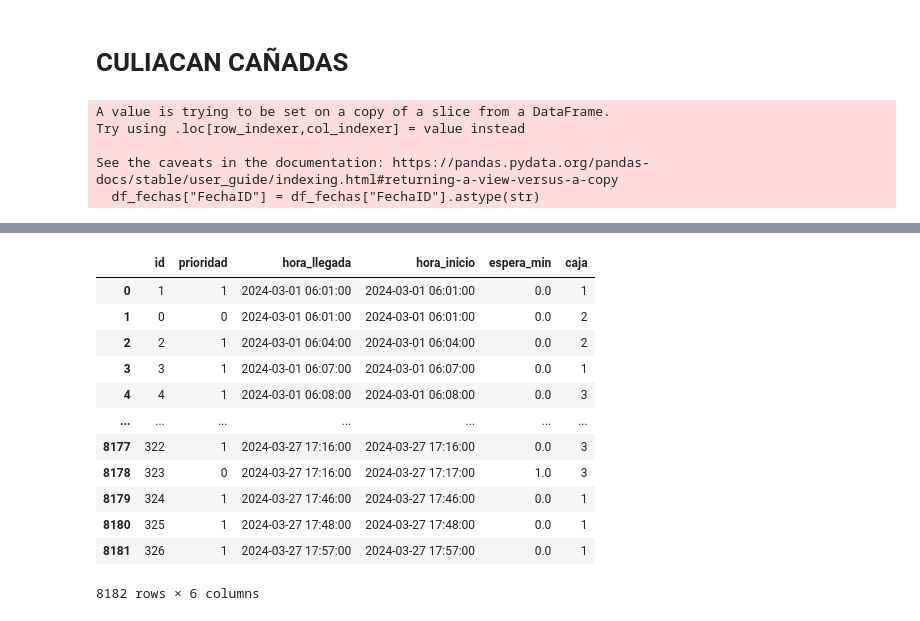
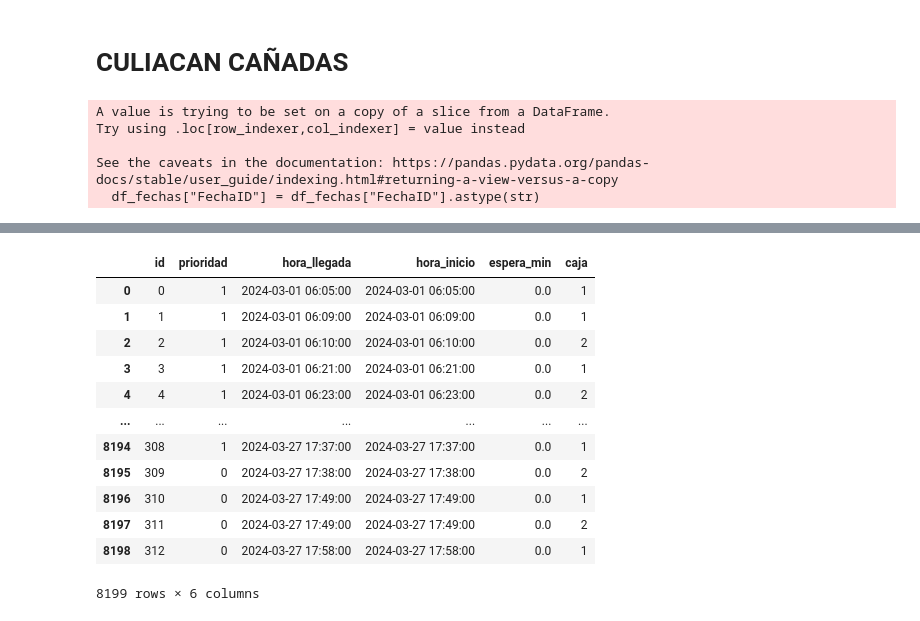
Before and after one commit to Aleevz/saludDignaProject, a Jupyter notebook: Sistema prioridad dinamica.ipynb, the cells around one changed output, grey strips where cells are left out. Cells and saved outputs as stored; diff of their text form; code cells hidden in the pictures.

```diff
--- a/Sistema prioridad dinamica.ipynb
+++ b/Sistema prioridad dinamica.ipynb
@@ -25,7 +25,7 @@ df.head()
 # %% [markdown]
 # Coyoacan
 # %%
-df_fechas = df[df["Sucursal"]=="COYOACAN"]
-df_fechas["FechaID"] = df_fechas["FechaID"].astype(str)
-fechas = df_fechas["FechaID"].apply(lambda x : x[:4]+"-"+x[4:6]+"-"+x[6:])
+df_fechas1 = df[df["Sucursal"]=="COYOACAN"]
+df_fechas1["FechaID"] = df_fechas1["FechaID"].astype(str)
+fechas = df_fechas1["FechaID"].apply(lambda x : x[:4]+"-"+x[4:6]+"-"+x[6:])
 fechas=list(fechas.unique())
@@ -34,7 +40,7 @@ simulacion_llegadas = []
 simulacion_atencion = []
 for i in fechas:
     df_sim = simulacion_pacientes("COYOACAN", df,i)
-    df_te = simular_atencion(df_sim, cajas=10)
+    df_te = simular_atencion(df_sim, cajas=11)
     simulacion_llegadas.append(df_sim)
     simulacion_atencion.append(df_te)
 
@@ -157,7 +240,7 @@ simulacion_llegadas = []
 simulacion_atencion = []
 for i in fechas:
     df_sim = simulacion_pacientes("CULIACAN CAÑADAS", df,i)
-    df_te = simular_atencion(df_sim, cajas=3)
+    df_te = simular_atencion(df_sim, cajas=4)
     simulacion_llegadas.append(df_sim)
     simulacion_atencion.append(df_te)
 
@@ -190,16 +273,16 @@ See the caveats in the documentation: https://pandas.pydata.org/pandas-docs/stab
 |  | id | prioridad | hora_llegada | hora_inicio | espera_min | caja |
-| 0 | 1 | 1 | 2024-03-01 06:01:00 | 2024-03-01 06:01:00 | 0.0 | 1 |
-| 1 | 0 | 0 | 2024-03-01 06:01:00 | 2024-03-01 06:01:00 | 0.0 | 2 |
-| 2 | 2 | 1 | 2024-03-01 06:04:00 | 2024-03-01 06:04:00 | 0.0 | 2 |
-| 3 | 3 | 1 | 2024-03-01 06:07:00 | 2024-03-01 06:07:00 | 0.0 | 1 |
-| 4 | 4 | 1 | 2024-03-01 06:08:00 | 2024-03-01 06:08:00 | 0.0 | 3 |
+| 0 | 0 | 1 | 2024-03-01 06:05:00 | 2024-03-01 06:05:00 | 0.0 | 1 |
+| 1 | 1 | 1 | 2024-03-01 06:09:00 | 2024-03-01 06:09:00 | 0.0 | 1 |
+| 2 | 2 | 1 | 2024-03-01 06:10:00 | 2024-03-01 06:10:00 | 0.0 | 2 |
+| 3 | 3 | 1 | 2024-03-01 06:21:00 | 2024-03-01 06:21:00 | 0.0 | 1 |
+| 4 | 4 | 1 | 2024-03-01 06:23:00 | 2024-03-01 06:23:00 | 0.0 | 2 |
 | ... | ... | ... | ... | ... | ... | ... |
-| 8177 | 322 | 1 | 2024-03-27 17:16:00 | 2024-03-27 17:16:00 | 0.0 | 3 |
-| 8178 | 323 | 0 | 2024-03-27 17:16:00 | 2024-03-27 17:17:00 | 1.0 | 3 |
-| 8179 | 324 | 1 | 2024-03-27 17:46:00 | 2024-03-27 17:46:00 | 0.0 | 1 |
-| 8180 | 325 | 1 | 2024-03-27 17:48:00 | 2024-03-27 17:48:00 | 0.0 | 1 |
-| 8181 | 326 | 1 | 2024-03-27 17:57:00 | 2024-03-27 17:57:00 | 0.0 | 1 |
+| 8194 | 308 | 1 | 2024-03-27 17:37:00 | 2024-03-27 17:37:00 | 0.0 | 1 |
+| 8195 | 309 | 0 | 2024-03-27 17:38:00 | 2024-03-27 17:38:00 | 0.0 | 2 |
+| 8196 | 310 | 0 | 2024-03-27 17:49:00 | 2024-03-27 17:49:00 | 0.0 | 1 |
+| 8197 | 311 | 0 | 2024-03-27 17:49:00 | 2024-03-27 17:49:00 | 0.0 | 2 |
+| 8198 | 312 | 0 | 2024-03-27 17:58:00 | 2024-03-27 17:58:00 | 0.0 | 1 |
-8182 rows × 6 columns
+8199 rows × 6 columns
 # %%
 df_simulacion_atencion["hora"] = df_simulacion_atencion["hora_inicio"].dt.hour
 agrupado = df_simulacion_atencion.groupby("hora")["espera_min"].agg(["mean", "max"])
```
Also changed, not shown: parts of 21 cells of this notebook, 6 other files.
